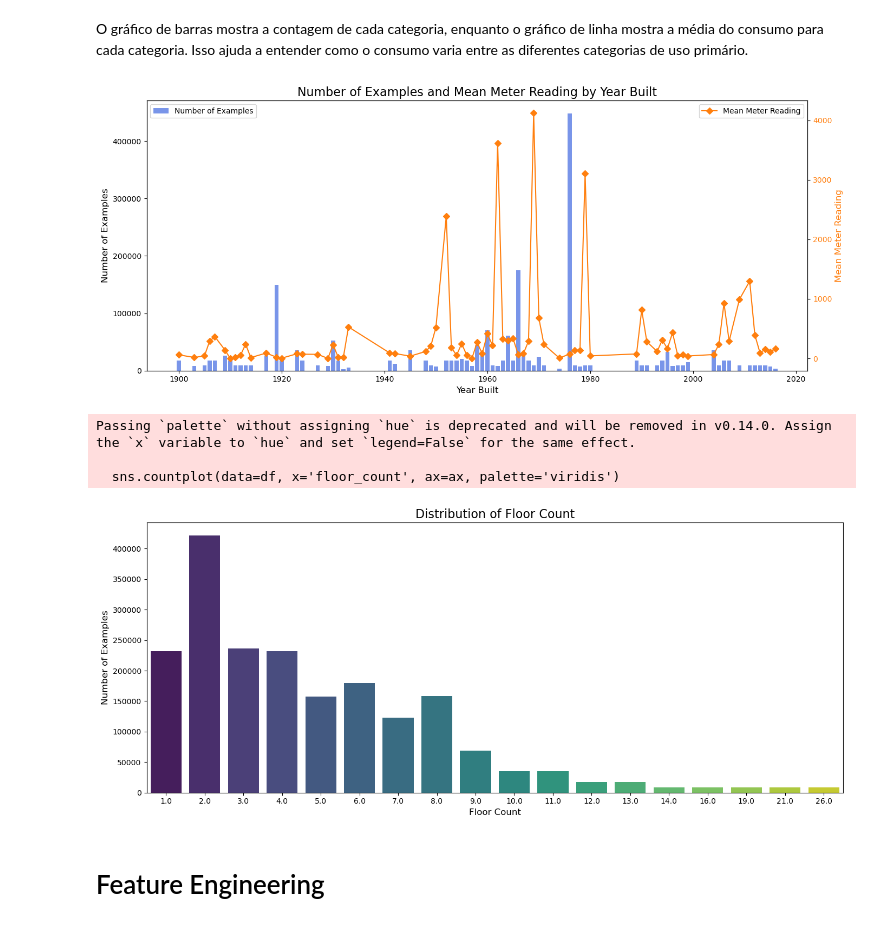
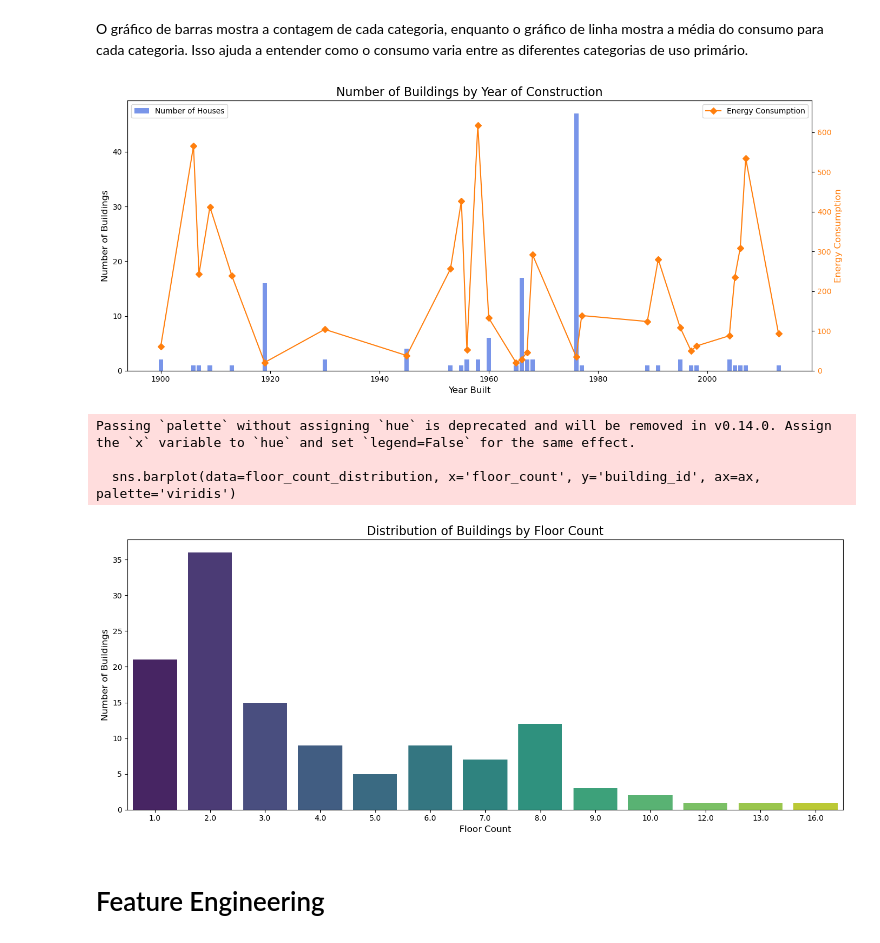
Before and after one commit to cristiano-nicolau/energy_consumption_prediction, a Jupyter notebook: EDA/eda.ipynb, the cells around one changed output. Drawn from its saved outputs; the diff is of its cells as text; code cells hidden in the pictures.

```diff
--- a/EDA/eda.ipynb
+++ b/EDA/eda.ipynb
@@ -169,0 +200,3 @@ axes.xaxis.set_major_formatter(formatter)
+# %%
+# Vamos eliminar os edificios que tem primary use in ('other', 'healthcare', 'manufacturing')
+df = df[~df['primary_use'].isin(['Other', 'Healthcare', 'Manufacturing/industrial'])].copy()
@@ -202,42 +304,46 @@ O gráfico de barras mostra a contagem de cada categoria, enquanto o gráfico de
 # %%
 fig, ax = plt.subplots(figsize=(14, 6), dpi=100)
 
-# Número de exemplos por ano de construção (barras)
-year_counts = df['year_built'].value_counts(dropna=False).sort_index()
-ax.bar(year_counts.index, year_counts.values, color='royalblue', alpha=0.7, label='Number of Examples')
+# Number of houses by year of construction (bars)
+year_counts = df.groupby('year_built')['building_id'].nunique()
+ax.bar(year_counts.index, year_counts.values, color='royalblue', alpha=0.7, label='Number of Houses')
 
 ax.set_xlabel('Year Built', fontsize=12)
-ax.set_ylabel('Number of Examples', fontsize=12)
-ax.set_title('Number of Examples and Mean Meter Reading by Year Built', fontsize=16)
+ax.set_ylabel('Number of Buildings', fontsize=12)
+ax.set_title('Number of Buildings by Year of Construction', fontsize=16)
 
-# Média de consumo por ano de construção (linha)
+# Mean energy consumption by year of construction (line)
 ax2 = ax.twinx()
-mean_meter_reading = df.groupby('year_built')['target'].mean().sort_index()
-ax2.plot(mean_meter_reading.index, mean_meter_reading.values, 'D-', color='tab:orange', label='Mean Meter Reading')
+mean_meter_reading = df.groupby('year_built')['target'].mean()
+ax2.plot(mean_meter_reading.index, mean_meter_reading.values, 'D-', color='tab:orange', label='Energy Consumption')
+ax2.set_ylim(0, mean_meter_reading.max() * 1.1)  # Adjust y-axis limits for clarity
 
-ax2.set_ylabel('Mean Meter Reading', fontsize=12, color='tab:orange')
+ax2.set_ylabel('Energy Consumption', fontsize=12, color='tab:orange')
 ax2.tick_params(axis='y', labelcolor='tab:orange')
 
-# Ajustar legendas
+# Adjust legends
 ax.legend(loc='upper left', facecolor='white')
 ax2.legend(loc='upper right', facecolor='white')
 
 plt.tight_layout()
 plt.show()
 # %% [output]
-[figure, old version]
+[figure, new version]
 # %%
-# Plotting the distribution of the floor count
 fig, ax = plt.subplots(figsize=(14, 6), dpi=100)
-sns.countplot(data=df, x='floor_count', ax=ax, palette='viridis')
+floor_count_distribution = df.groupby('floor_count')['building_id'].nunique().reset_index()
+
+sns.barplot(data=floor_count_distribution, x='floor_count', y='building_id', ax=ax, palette='viridis')
+
 ax.set_xlabel('Floor Count', fontsize=12)
-ax.set_ylabel('Number of Examples', fontsize=12)
-ax.set_title('Distribution of Floor Count', fontsize=16)
+ax.set_ylabel('Number of Buildings', fontsize=12)
+ax.set_title('Distribution of Buildings by Floor Count', fontsize=16)
 plt.tight_layout()
+plt.show()
 # %% [output]
 Passing `palette` without assigning `hue` is deprecated and will be removed in v0.14.0. Assign the `x` variable to `hue` and set `legend=False` for the same effect.
 
-  sns.countplot(data=df, x='floor_count', ax=ax, palette='viridis')
+  sns.barplot(data=floor_count_distribution, x='floor_count', y='building_id', ax=ax, palette='viridis')
-[figure, old version]
+[figure, new version]
 # %% [markdown]
 # Feature Engineering
```
Also changed, not shown: parts of 29 cells of this notebook, 2 other files.
